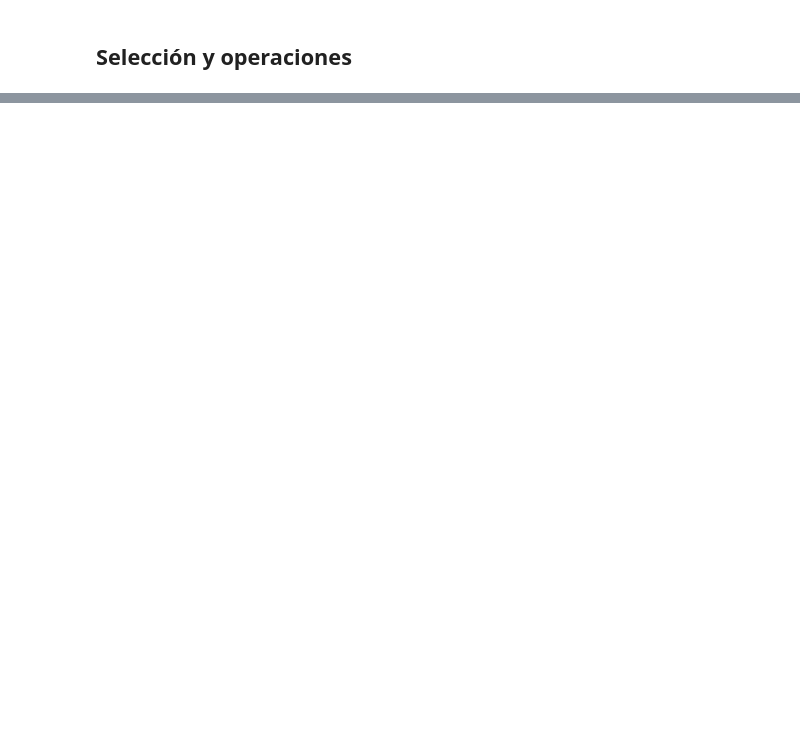
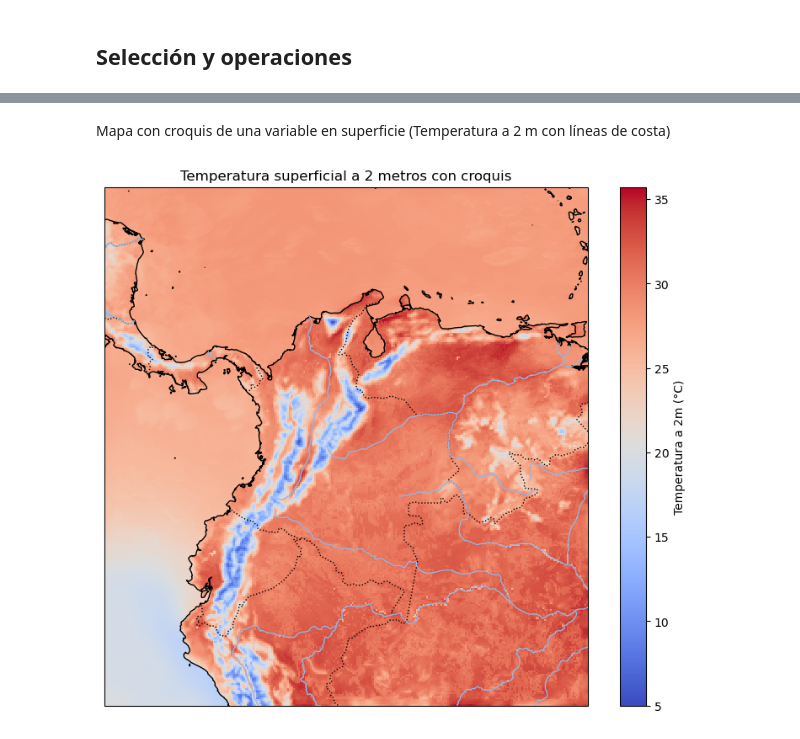
Before and after one commit to jpantojac/wrf-course, a Jupyter notebook: notebooks/03_xarray_netcdf.ipynb, the cells around one changed output, grey strips where cells are left out. Drawn from its saved outputs; the diff is of its cells as text; code cells hidden in the pictures; blank space fills up the shorter version.

```diff
--- a/notebooks/03_xarray_netcdf.ipynb
+++ b/notebooks/03_xarray_netcdf.ipynb
@@ -30,0 +159,28 @@ print('Valor en celda central (K):', float(val))
+# %% [markdown]
+Mapa con croquis de una variable en superficie (Temperatura a 2 m con líneas de costa)
+# %%
+import matplotlib.pyplot as plt
+import cartopy.crs as ccrs
+import cartopy.feature as cfeature
+
+# Extraemos variable y coordenadas para primer tiempo
+t2_c = ds["T2"].isel(Time=0) - 273.15  # Convertir a °C
+lats = ds["XLAT"].isel(Time=0)
+lons = ds["XLONG"].isel(Time=0)
+
+fig, ax = plt.subplots(figsize=(10,8), subplot_kw={'projection': ccrs.PlateCarree()})
+
+# Graficar temperatura con pcolormesh
+pcm = ax.pcolormesh(lons, lats, t2_c, cmap='coolwarm', shading='auto')
+
+# Añadir elementos geográficos como líneas de costa y fronteras
+ax.coastlines(resolution='10m')
+ax.add_feature(cfeature.BORDERS, linestyle=':')
+ax.add_feature(cfeature.LAKES, alpha=0.5)
+ax.add_feature(cfeature.RIVERS)
+
+plt.colorbar(pcm, ax=ax, label='Temperatura a 2m (°C)')
+plt.title('Temperatura superficial a 2 metros con croquis')
+plt.show()
+# %% [output]
+[figure, added]
```
Also changed, not shown: parts of 14 cells of this notebook, 5 other files.
